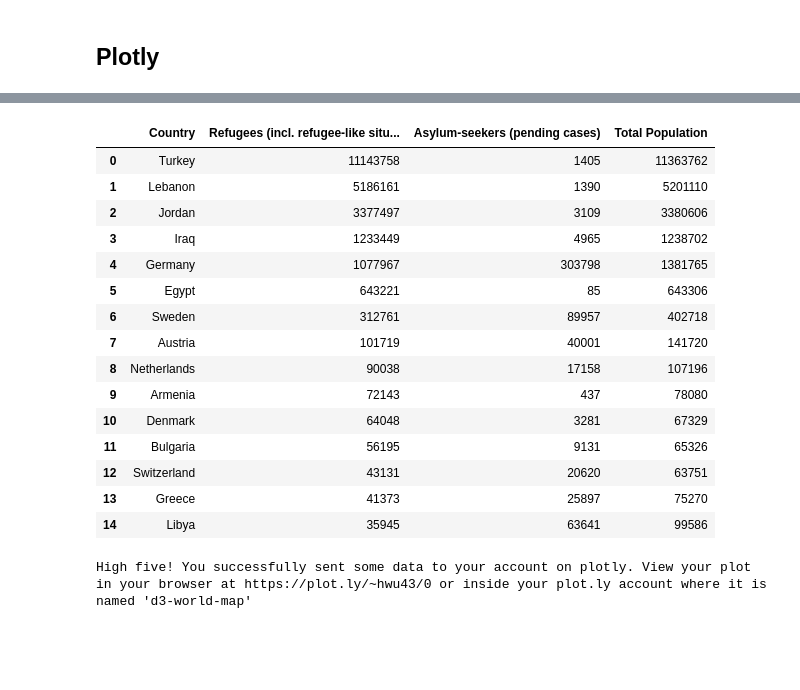
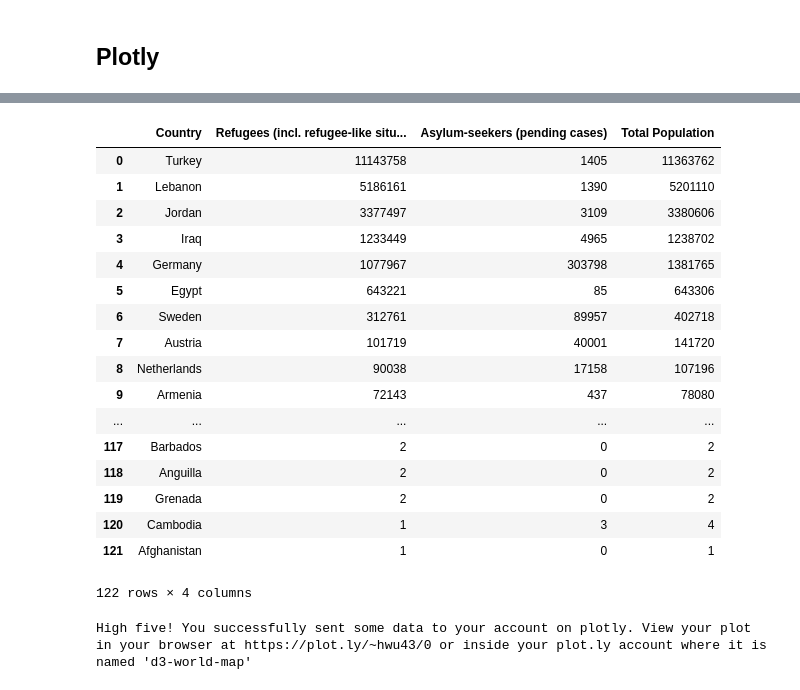
Before and after one commit to romansul/syrian-civil-war, a Jupyter notebook: New Refugee World.ipynb, the cells around one changed output, grey strips where cells are left out. Drawn from its saved outputs; the diff is of its cells as text; code cells hidden in the pictures; blank space fills up the shorter version.

```diff
--- a/New Refugee World.ipynb
+++ b/New Refugee World.ipynb
@@ -158,3 +178,6 @@ new_total_df = new_total_df.reset_index()
+# %%
+# remove rows where refugees == 0
+new_total_df = new_total_df[new_total_df['Refugees (incl. refugee-like situations)'] != 0]
 # %%
 # # rename Korea, South to South Korea
 # name_change = {
@@ -219,28 +242,30 @@ dropped_nan_df = all_code_df[pd.notnull(all_code_df['Country'])]
 # %%
 top_refugee = all_code_df.sort_values('Refugees (incl. refugee-like situations)', ascending=False)
 top_refugee = top_refugee.reset_index()
 top_refugee = top_refugee.drop(['index'], axis=1)
 # rearrange columns
 top_refugee = top_refugee[['Country','Refugees (incl. refugee-like situations)',
                            'Asylum-seekers (pending cases)', 'Total Population']]
-top_refugee[:15]
+top_refugee
 # %% [output]
 |  | Country | Refugees (incl. refugee-like situ... | Asylum-seekers (pending cases) | Total Population |
 | 0 | Turkey | 11143758 | 1405 | 11363762 |
 | 1 | Lebanon | 5186161 | 1390 | 5201110 |
 | 2 | Jordan | 3377497 | 3109 | 3380606 |
 | 3 | Iraq | 1233449 | 4965 | 1238702 |
 | 4 | Germany | 1077967 | 303798 | 1381765 |
 | 5 | Egypt | 643221 | 85 | 643306 |
 | 6 | Sweden | 312761 | 89957 | 402718 |
 | 7 | Austria | 101719 | 40001 | 141720 |
 | 8 | Netherlands | 90038 | 17158 | 107196 |
 | 9 | Armenia | 72143 | 437 | 78080 |
-| 10 | Denmark | 64048 | 3281 | 67329 |
-| 11 | Bulgaria | 56195 | 9131 | 65326 |
-| 12 | Switzerland | 43131 | 20620 | 63751 |
-| 13 | Greece | 41373 | 25897 | 75270 |
-| 14 | Libya | 35945 | 63641 | 99586 |
+| ... | ... | ... | ... | ... |
+| 117 | Barbados | 2 | 0 | 2 |
+| 118 | Anguilla | 2 | 0 | 2 |
+| 119 | Grenada | 2 | 0 | 2 |
+| 120 | Cambodia | 1 | 3 | 4 |
+| 121 | Afghanistan | 1 | 0 | 1 |
+122 rows × 4 columns
 # %%
 # plot out the countries
 data = [go.Choropleth(
```
Also changed, not shown: parts of 7 cells of this notebook.
